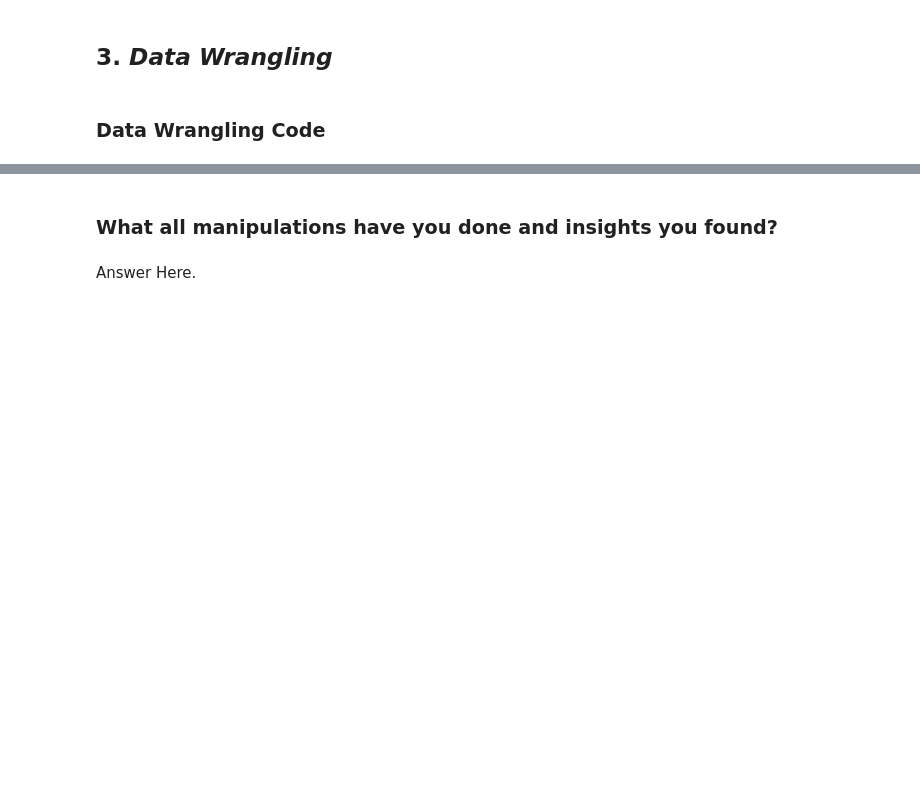
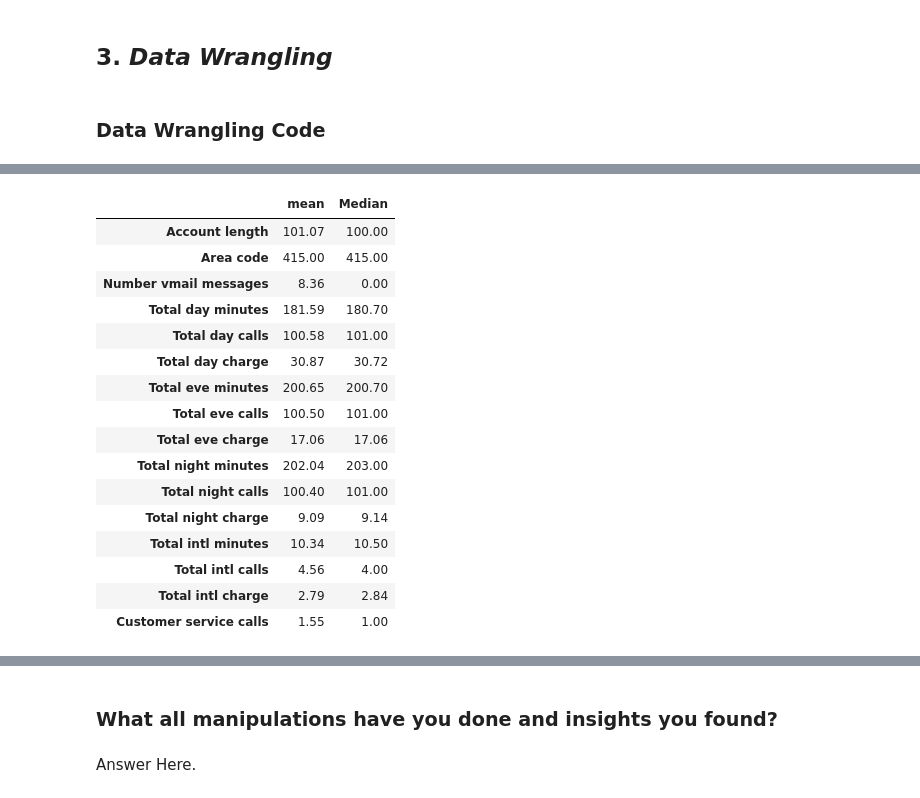
Before and after one commit to praffs18/Telecom-Churn-Analysis, a Jupyter notebook: Telecom_Churn_Analysis_Capstone_Project.ipynb, the cells around one changed output, grey strips where cells are left out. Saved outputs shown, nothing was run; the diff lists cells and outputs as text; code cells hidden in the pictures; blank space fills up the shorter version.

```diff
--- a/Telecom_Churn_Analysis_Capstone_Project.ipynb
+++ b/Telecom_Churn_Analysis_Capstone_Project.ipynb
@@ -287,0 +343,21 @@ No. of unique values in  Churn is 2
+# %%
+#For areacode = 415
+get_mean_median(data_2,415)
+# %% [output]
+|  | mean | Median |
+| Account length | 101.07 | 100.00 |
+| Area code | 415.00 | 415.00 |
+| Number vmail messages | 8.36 | 0.00 |
+| Total day minutes | 181.59 | 180.70 |
+| Total day calls | 100.58 | 101.00 |
+| Total day charge | 30.87 | 30.72 |
+| Total eve minutes | 200.65 | 200.70 |
+| Total eve calls | 100.50 | 101.00 |
+| Total eve charge | 17.06 | 17.06 |
+| Total night minutes | 202.04 | 203.00 |
+| Total night calls | 100.40 | 101.00 |
+| Total night charge | 9.09 | 9.14 |
+| Total intl minutes | 10.34 | 10.50 |
+| Total intl calls | 4.56 | 4.00 |
+| Total intl charge | 2.79 | 2.84 |
+| Customer service calls | 1.55 | 1.00 |
```
Also changed, not shown: parts of 10 cells of this notebook.
